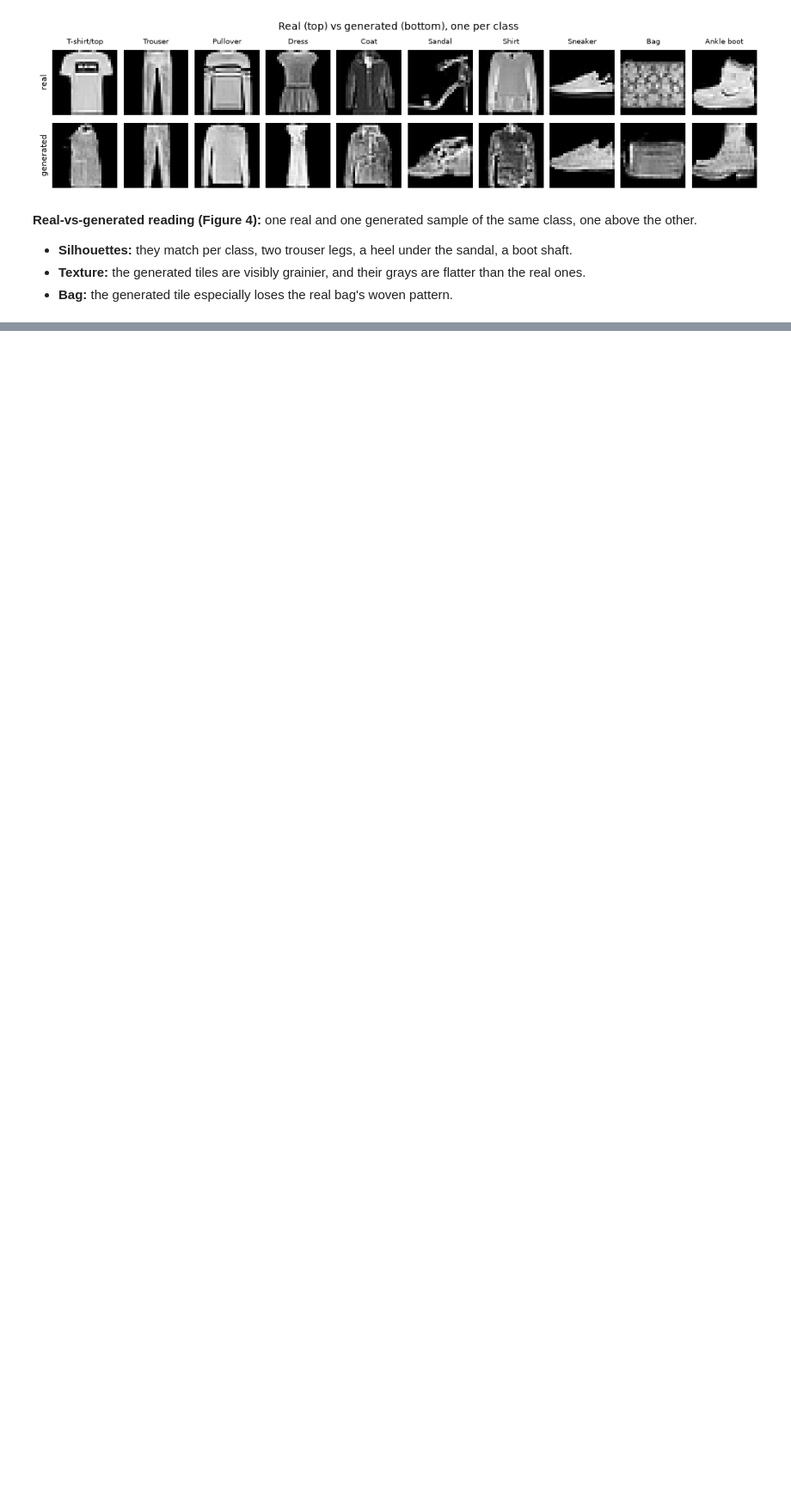
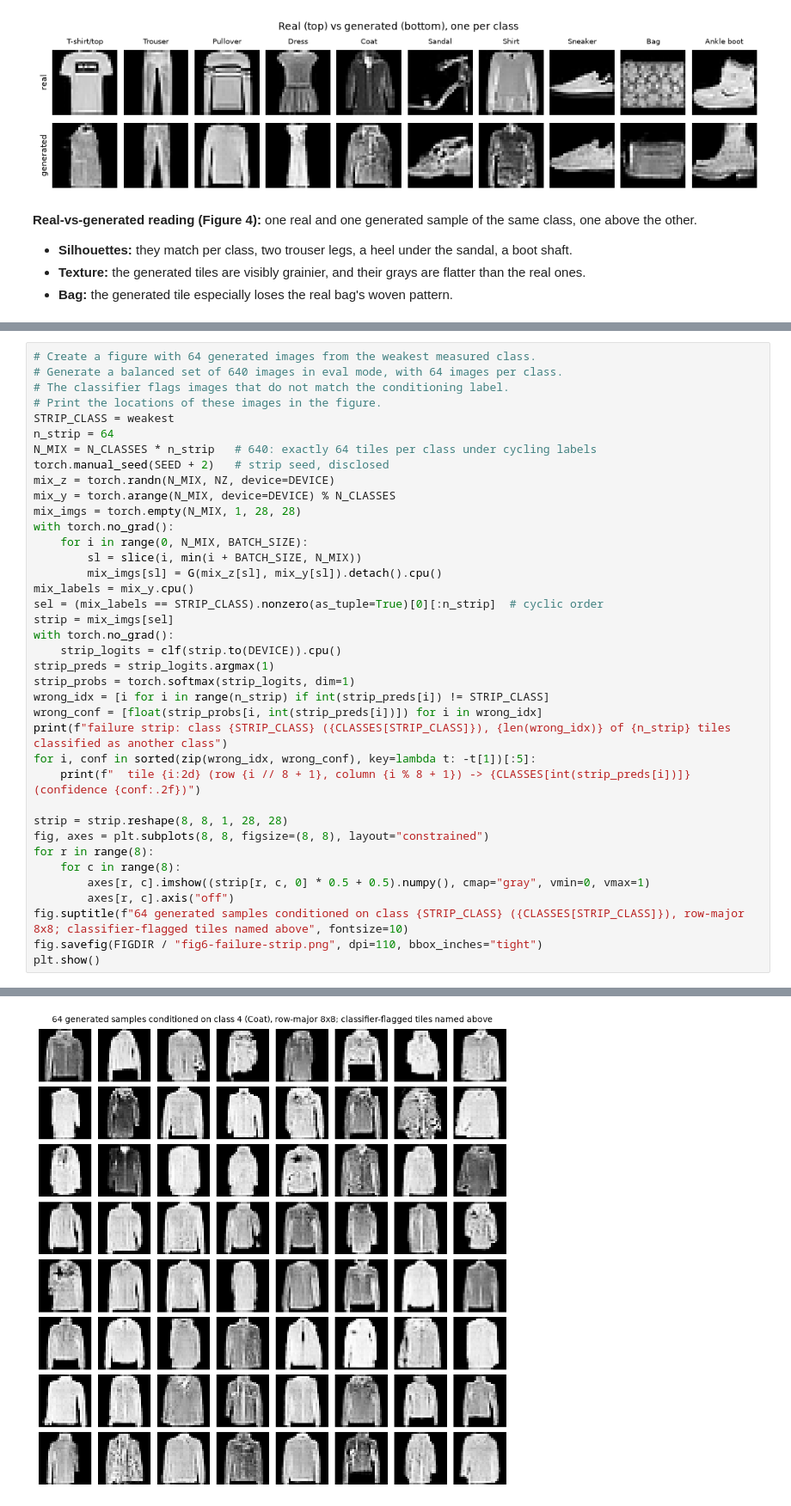
Before and after one commit to intend-dev/conditional-dcgan-fashion-mnist, a Jupyter notebook: generative_model.ipynb, the cells around one changed output, grey strips where cells are left out. Shown at 86% size. Drawn from its saved outputs; the diff is of its cells as text; blank space fills up the shorter version.

```diff
--- a/generative_model.ipynb
+++ b/generative_model.ipynb
@@ -558,0 +1042,39 @@ plt.show()
+# %%
+# Create a figure with 64 generated images from the weakest measured class.
+# Generate a balanced set of 640 images in eval mode, with 64 images per class.
+# The classifier flags images that do not match the conditioning label.
+# Print the locations of these images in the figure.
+STRIP_CLASS = weakest
+n_strip = 64
+N_MIX = N_CLASSES * n_strip   # 640: exactly 64 tiles per class under cycling labels
+torch.manual_seed(SEED + 2)   # strip seed, disclosed
+mix_z = torch.randn(N_MIX, NZ, device=DEVICE)
+mix_y = torch.arange(N_MIX, device=DEVICE) % N_CLASSES
+mix_imgs = torch.empty(N_MIX, 1, 28, 28)
+with torch.no_grad():
+    for i in range(0, N_MIX, BATCH_SIZE):
+        sl = slice(i, min(i + BATCH_SIZE, N_MIX))
+        mix_imgs[sl] = G(mix_z[sl], mix_y[sl]).detach().cpu()
+mix_labels = mix_y.cpu()
+sel = (mix_labels == STRIP_CLASS).nonzero(as_tuple=True)[0][:n_strip]  # cyclic order
+strip = mix_imgs[sel]
+with torch.no_grad():
+    strip_logits = clf(strip.to(DEVICE)).cpu()
+strip_preds = strip_logits.argmax(1)
+strip_probs = torch.softmax(strip_logits, dim=1)
+wrong_idx = [i for i in range(n_strip) if int(strip_preds[i]) != STRIP_CLASS]
+wrong_conf = [float(strip_probs[i, int(strip_preds[i])]) for i in wrong_idx]
+print(f"failure strip: class {STRIP_CLASS} ({CLASSES[STRIP_CLASS]}), {len(wrong_idx)} of {n_strip} tiles classified as another class")
+for i, conf in sorted(zip(wrong_idx, wrong_conf), key=lambda t: -t[1])[:5]:
+    print(f"  tile {i:2d} (row {i // 8 + 1}, column {i % 8 + 1}) -> {CLASSES[int(strip_preds[i])]} (confidence {conf:.2f})")
+
+strip = strip.reshape(8, 8, 1, 28, 28)
+fig, axes = plt.subplots(8, 8, figsize=(8, 8), layout="constrained")
+for r in range(8):
+    for c in range(8):
+        axes[r, c].imshow((strip[r, c, 0] * 0.5 + 0.5).numpy(), cmap="gray", vmin=0, vmax=1)
+        axes[r, c].axis("off")
+fig.suptitle(f"64 generated samples conditioned on class {STRIP_CLASS} ({CLASSES[STRIP_CLASS]}), row-major 8x8; classifier-flagged tiles named above", fontsize=10)
+fig.savefig(FIGDIR / "fig6-failure-strip.png", dpi=110, bbox_inches="tight")
+plt.show()
+# %% [output]
@@ -558,0 +1087 @@ plt.show()
+[figure, added]
```
Also changed, not shown: parts of 18 cells of this notebook.
